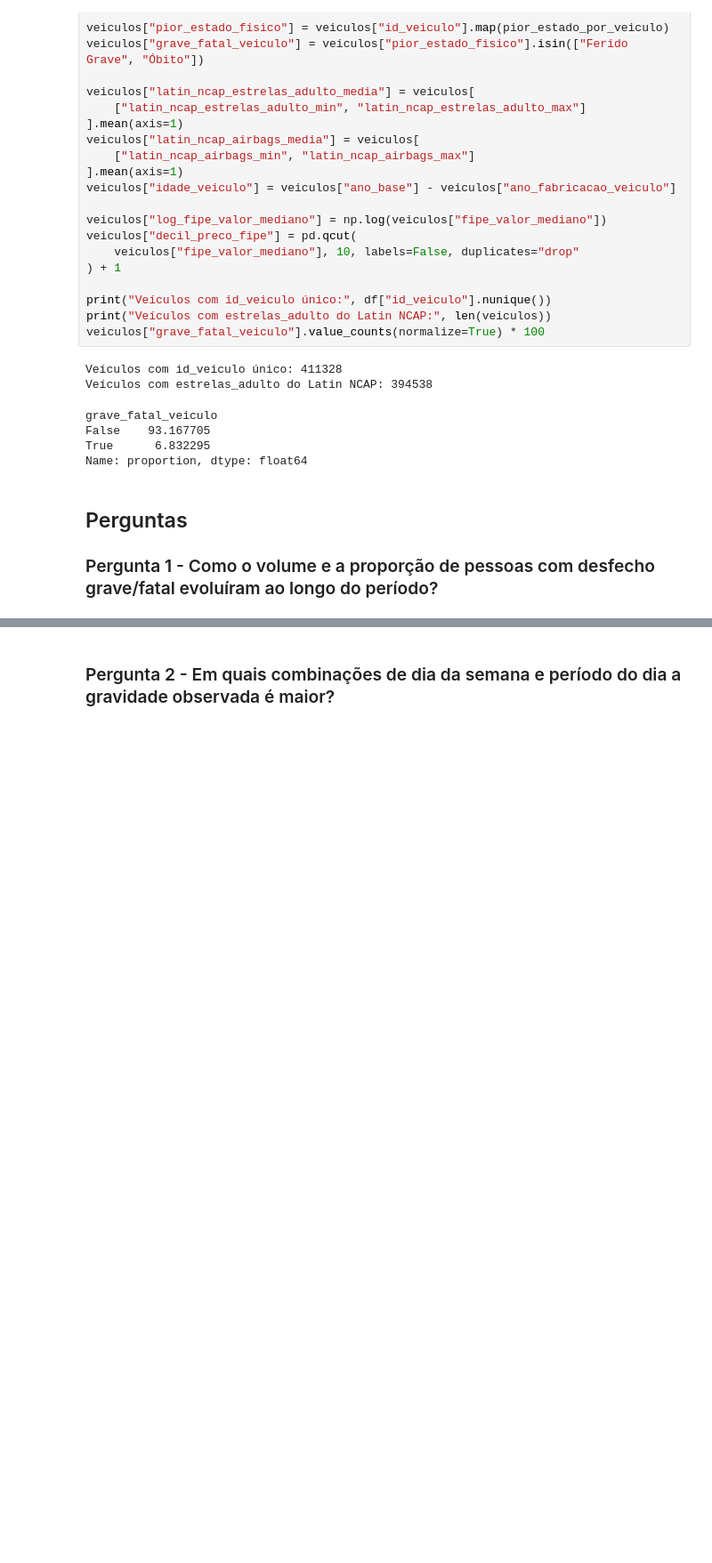
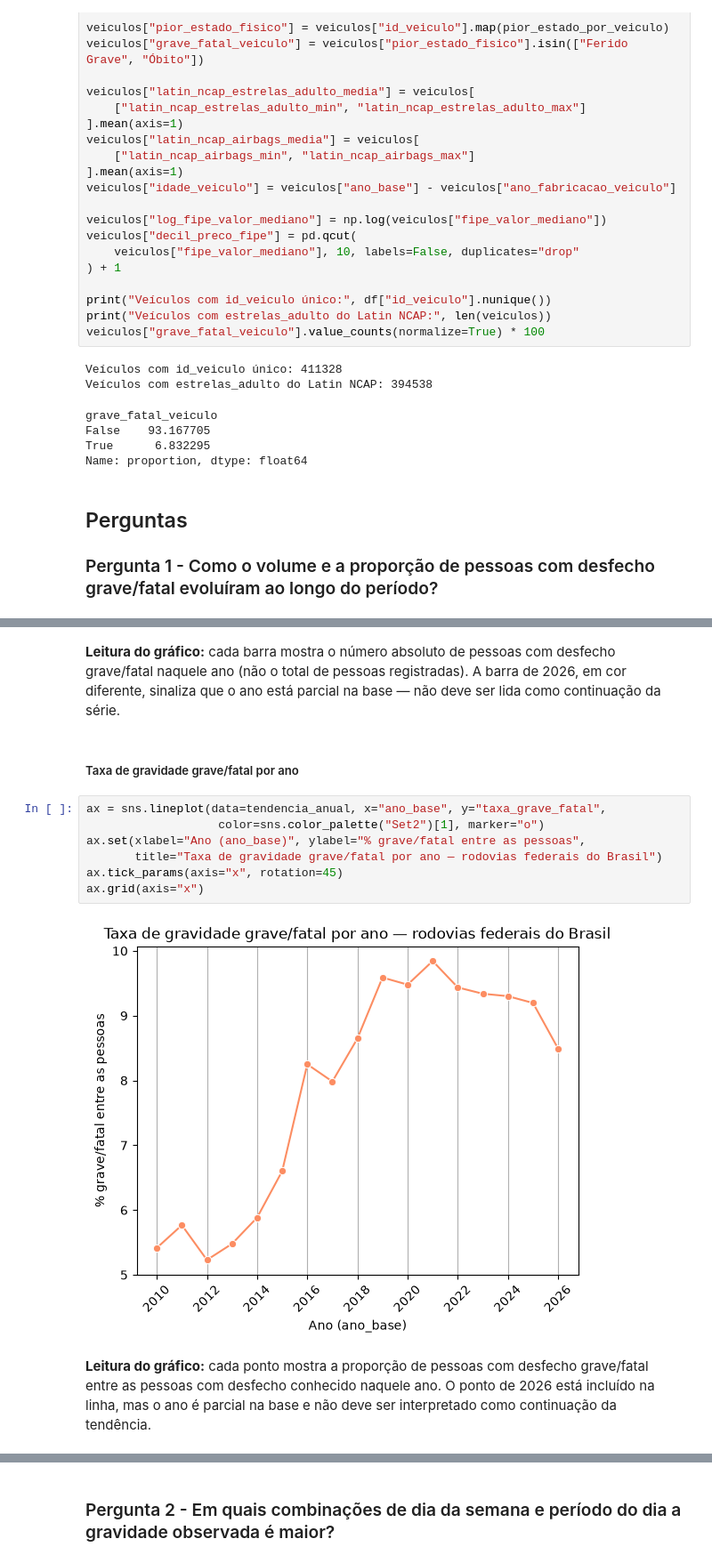
Before and after one commit to ju-caju/analise-seguranca-veicular-prf, a Jupyter notebook: notebooks/relatorio-final.ipynb, the cells around one changed output, grey strips where cells are left out. Shown at 89% size. Cells and saved outputs as stored; diff of their text form; blank space fills up the shorter version.

```diff
--- a/notebooks/relatorio-final.ipynb
+++ b/notebooks/relatorio-final.ipynb
@@ -406,0 +431,19 @@ Name: proportion, dtype: float64
+# %% [markdown]
+**Leitura do gráfico:** cada barra mostra o número absoluto de pessoas com desfecho grave/fatal
+naquele ano (não o total de pessoas registradas). A barra de 2026, em cor diferente, sinaliza que
+o ano está parcial na base — não deve ser lida como continuação da série.
+# %% [markdown]
+##### Taxa de gravidade grave/fatal por ano
+# %%
+ax = sns.lineplot(data=tendencia_anual, x="ano_base", y="taxa_grave_fatal",
+                   color=sns.color_palette("Set2")[1], marker="o")
+ax.set(xlabel="Ano (ano_base)", ylabel="% grave/fatal entre as pessoas",
+       title="Taxa de gravidade grave/fatal por ano — rodovias federais do Brasil")
+ax.tick_params(axis="x", rotation=45)
+ax.grid(axis="x")
+# %% [output]
+[figure, added]
+# %% [markdown]
+**Leitura do gráfico:** cada ponto mostra a proporção de pessoas com desfecho grave/fatal entre as
+pessoas com desfecho conhecido naquele ano. O ponto de 2026 está incluído na linha, mas o ano é
+parcial na base e não deve ser interpretado como continuação da tendência.
```
Also changed, not shown: parts of 22 cells of this notebook, 1 other file.
